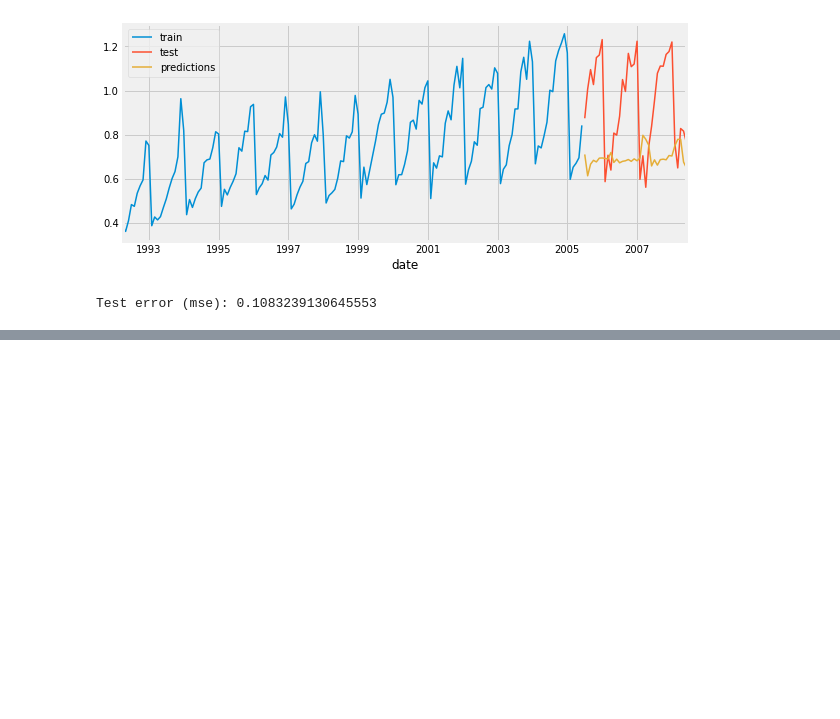
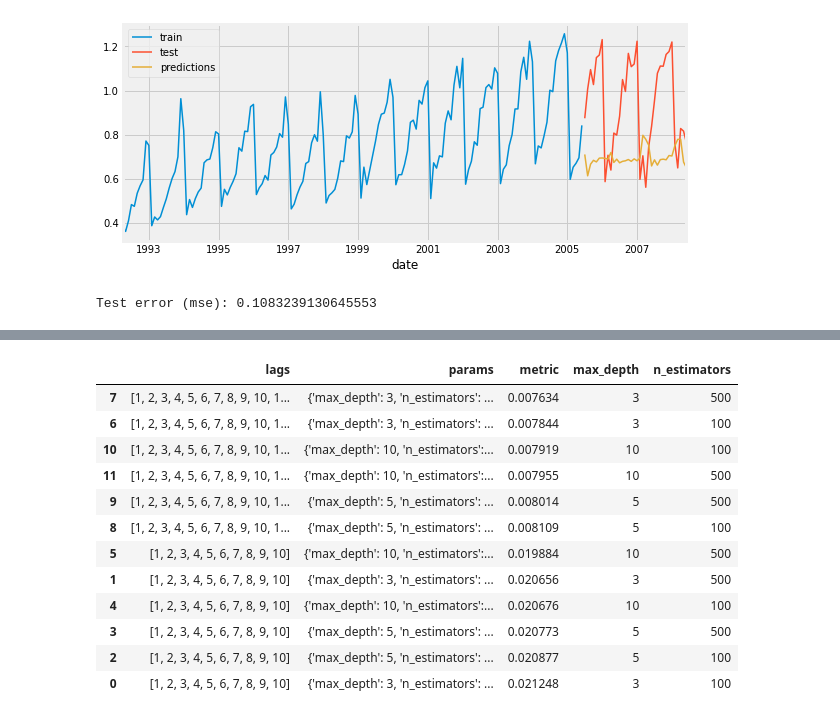
Before and after one commit to chungdz/COEN344, a Jupyter notebook: HW5/Time series.ipynb, the cells around one changed output, grey strips where cells are left out. Saved outputs shown, nothing was run; the diff lists cells and outputs as text; code cells hidden in the pictures; blank space fills up the shorter version.

```diff
--- a/HW5/Time series.ipynb
+++ b/HW5/Time series.ipynb
@@ -180,0 +185,18 @@ Number of models compared: 12
+# %%
+# Grid Search results
+# ==============================================================================
+results_grid
+# %% [output]
+|  | lags | params | metric | max_depth | n_estimators |
+| 7 | [1, 2, 3, 4, 5, 6, 7, 8, 9, 10, 1... | {'max_depth': 3, 'n_estimators': ... | 0.007634 | 3 | 500 |
+| 6 | [1, 2, 3, 4, 5, 6, 7, 8, 9, 10, 1... | {'max_depth': 3, 'n_estimators': ... | 0.007844 | 3 | 100 |
+| 10 | [1, 2, 3, 4, 5, 6, 7, 8, 9, 10, 1... | {'max_depth': 10, 'n_estimators':... | 0.007919 | 10 | 100 |
+| 11 | [1, 2, 3, 4, 5, 6, 7, 8, 9, 10, 1... | {'max_depth': 10, 'n_estimators':... | 0.007955 | 10 | 500 |
+| 9 | [1, 2, 3, 4, 5, 6, 7, 8, 9, 10, 1... | {'max_depth': 5, 'n_estimators': ... | 0.008014 | 5 | 500 |
+| 8 | [1, 2, 3, 4, 5, 6, 7, 8, 9, 10, 1... | {'max_depth': 5, 'n_estimators': ... | 0.008109 | 5 | 100 |
+| 5 | [1, 2, 3, 4, 5, 6, 7, 8, 9, 10] | {'max_depth': 10, 'n_estimators':... | 0.019884 | 10 | 500 |
+| 1 | [1, 2, 3, 4, 5, 6, 7, 8, 9, 10] | {'max_depth': 3, 'n_estimators': ... | 0.020656 | 3 | 500 |
+| 4 | [1, 2, 3, 4, 5, 6, 7, 8, 9, 10] | {'max_depth': 10, 'n_estimators':... | 0.020676 | 10 | 100 |
+| 3 | [1, 2, 3, 4, 5, 6, 7, 8, 9, 10] | {'max_depth': 5, 'n_estimators': ... | 0.020773 | 5 | 500 |
+| 2 | [1, 2, 3, 4, 5, 6, 7, 8, 9, 10] | {'max_depth': 5, 'n_estimators': ... | 0.020877 | 5 | 100 |
+| 0 | [1, 2, 3, 4, 5, 6, 7, 8, 9, 10] | {'max_depth': 3, 'n_estimators': ... | 0.021248 | 3 | 100 |
```
Also changed, not shown: parts of 5 cells of this notebook.
